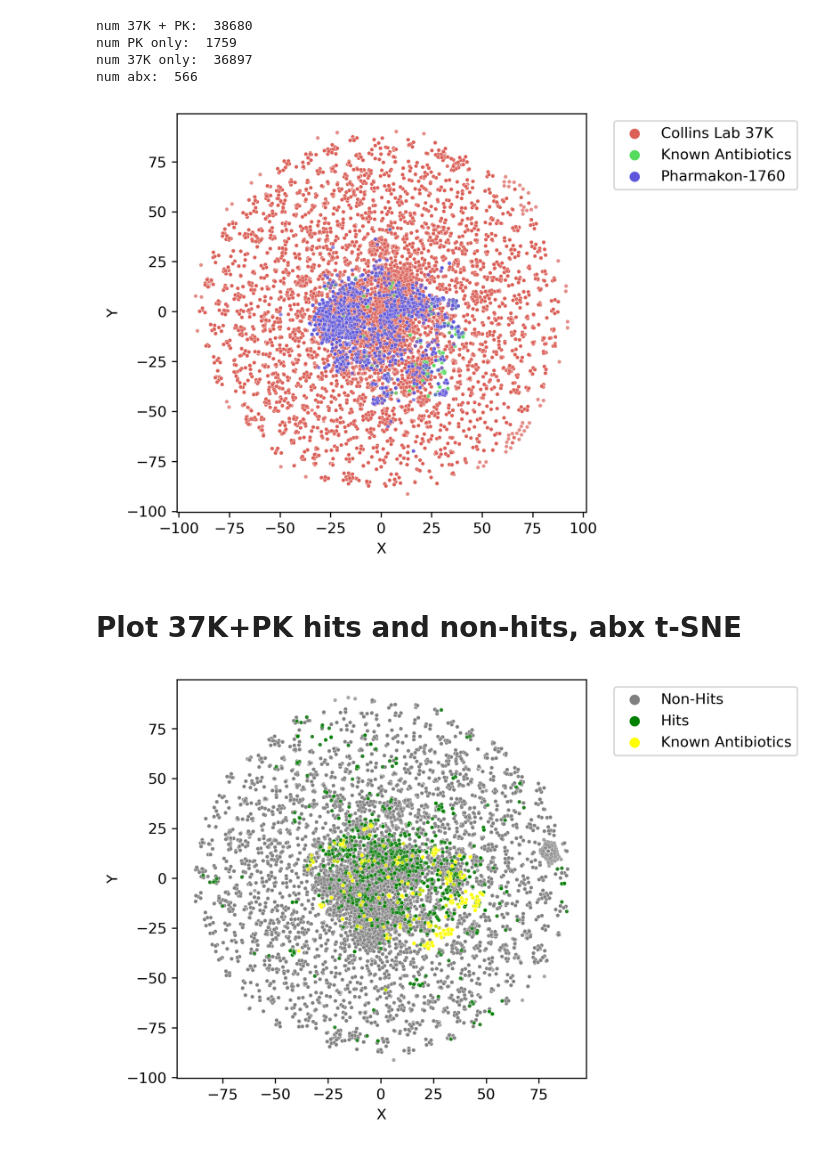
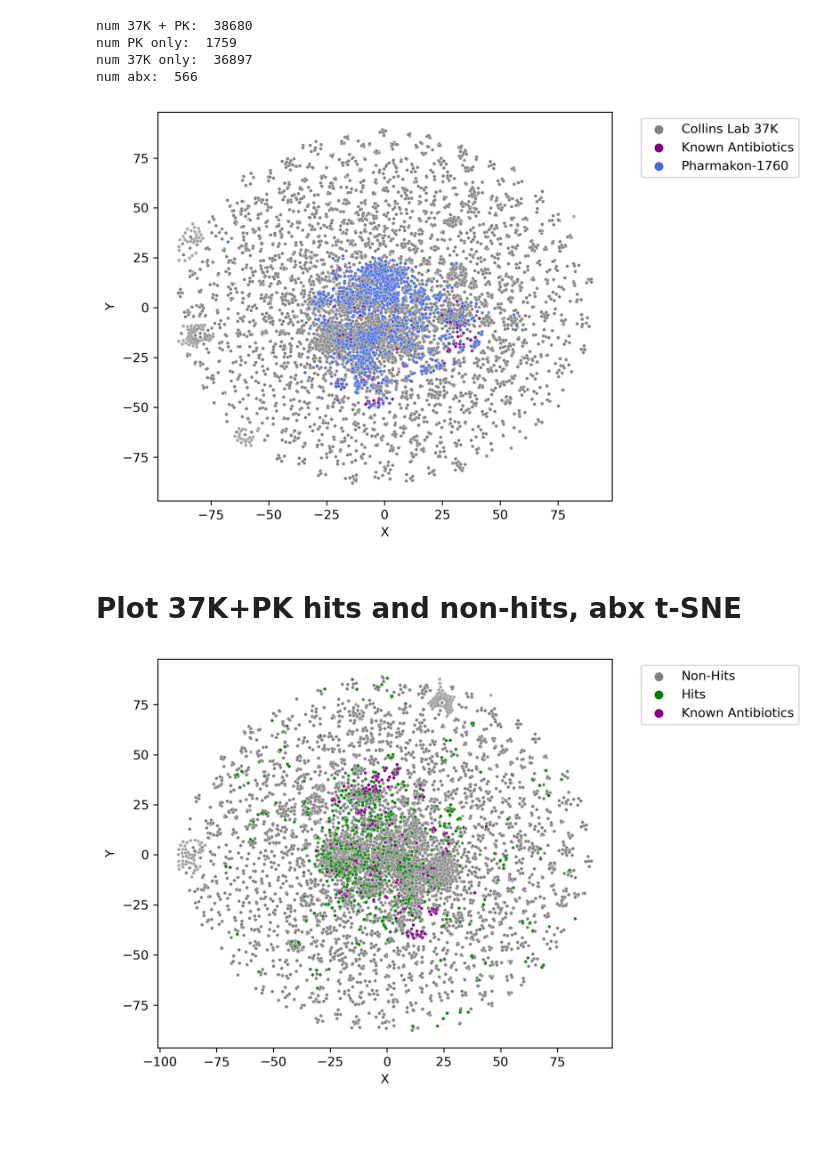
Before and after one commit to jackievaleri/ngonorrhoeae_abx_ml_discovery, a Jupyter notebook: src/02_make_tsne_plots_different_libraries.ipynb, the cells around one changed output. Cells and saved outputs as stored; diff of their text form; code cells hidden in the pictures; blank space fills up the shorter version.

```diff
--- a/src/02_make_tsne_plots_different_libraries.ipynb
+++ b/src/02_make_tsne_plots_different_libraries.ipynb
@@ -42,7 +42,7 @@ def tsne_from_pca_components(fp_list, fp_labels, fig_path, colors = None):
     tsne_df = pd.DataFrame(crds_embedded,columns=["X","Y"])
     tsne_df['label'] = fp_labels
 
-    plt.figure(figsize=(5,5), dpi = 300)
+    plt.figure(figsize=(8,5), dpi = 300)
     if colors == None:
         palette = sns.color_palette("hls", len(set(fp_labels)))
     else:
@@ -50,6 +50,7 @@ def tsne_from_pca_components(fp_list, fp_labels, fig_path, colors = None):
         palette = dict(zip(list(ordered_labs['label']), colors))
     ax = sns.scatterplot(data=tsne_df,x="X",y="Y",hue="label", palette = palette, alpha = 0.7, s = 7)
     plt.legend(bbox_to_anchor=(1.05, 1), loc='upper left')
+    plt.tight_layout()
     plt.savefig(fig_path + '.png')
     plt.savefig(fig_path + '.svg')
     plt.show()
@@ -58,10 +59,10 @@ def tsne_from_pca_components(fp_list, fp_labels, fig_path, colors = None):
 # %%
 data_path = '../data/'
 
-full37kpk = pd.read_csv(data_path + 'data_prep_for_ml_pk_37k_screen/FULL_03_19_2022.csv')
+full37kpk = pd.read_csv(data_path + 'data_prep_for_ml/data_prep_for_ml_pk_37k_screen/FULL_03_19_2022.csv')
 print('num 37K + PK: ', len(full37kpk))
 
-pkonly = pd.read_csv(data_path + 'data_prep_for_ml_pk_screen/FULL_11_15_2021.csv')
+pkonly = pd.read_csv(data_path + 'data_prep_for_ml/data_prep_for_ml_pk_screen/FULL_11_15_2021.csv')
 print('num PK only: ', len(pkonly))
 
 full37konly = full37kpk[[smi not in list(pkonly['SMILES']) for smi in list(full37kpk['SMILES'])]]
@@ -77,14 +78,14 @@ num abx:  566
 # %%
 fp_37k = convert_df_smis_to_fps(full37konly, 'SMILES')
 fp_abx = convert_df_smis_to_fps(abx, 'Smiles')
 fp_pk = convert_df_smis_to_fps(pkonly, 'SMILES')
 
 fp_list, fp_labels = make_joined_list_of_fps_and_labels([fp_37k, fp_abx, fp_pk],
                                                        ['Collins Lab 37K', 'Known Antibiotics', 'Pharmakon-1760'])
 
-tsne_from_pca_components(fp_list, fp_labels, '../figure_panels/tsne_37k_PK_abx')
+tsne_from_pca_components(fp_list, fp_labels, '../figure_panels/tsne_37k_PK_abx', colors = ['grey', 'purple', 'royalblue'])
 # %% [output]
-[figure, old version]
+[figure, new version]
 # %% [markdown]
 # Plot 37K+PK hits and non-hits, abx t-SNE
 # %%
@@ -97,6 +98,6 @@ fp_37kpknonhits = convert_df_smis_to_fps(full37kpknonhits)
 fp_list, fp_labels = make_joined_list_of_fps_and_labels([fp_37kpknonhits, fp_37kpkhits, fp_abx],
                                                        ['Non-Hits', 'Hits', 'Known Antibiotics'])
 
-tsne_from_pca_components(fp_list, fp_labels, '../figure_panels/tsne_hits_nonhits_abx', colors = ['grey', 'green', 'yellow'])
+tsne_from_pca_components(fp_list, fp_labels, '../figure_panels/tsne_hits_nonhits_abx', colors = ['grey', 'green', 'purple'])
 # %% [output]
-[figure, old version]
+[figure, new version]
```
Also changed, not shown: 18 other files.
